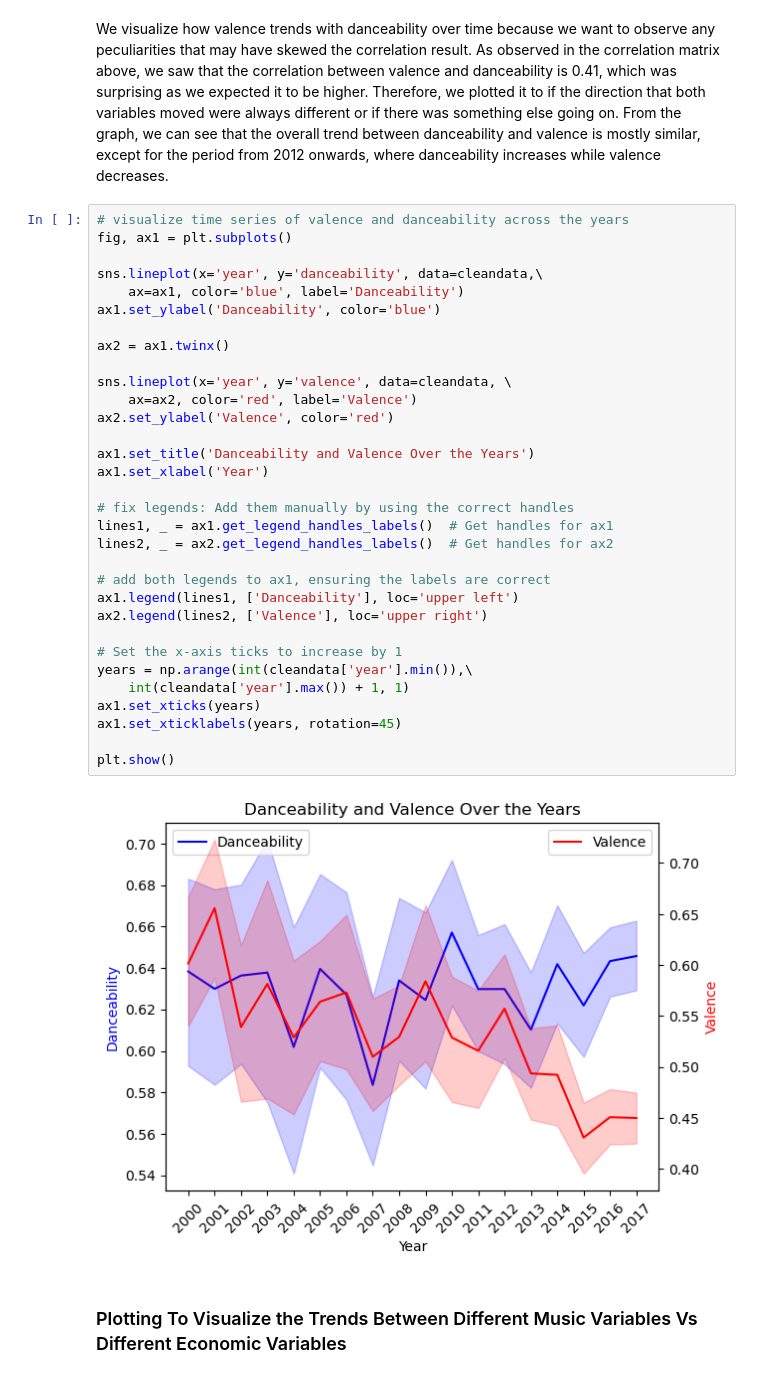
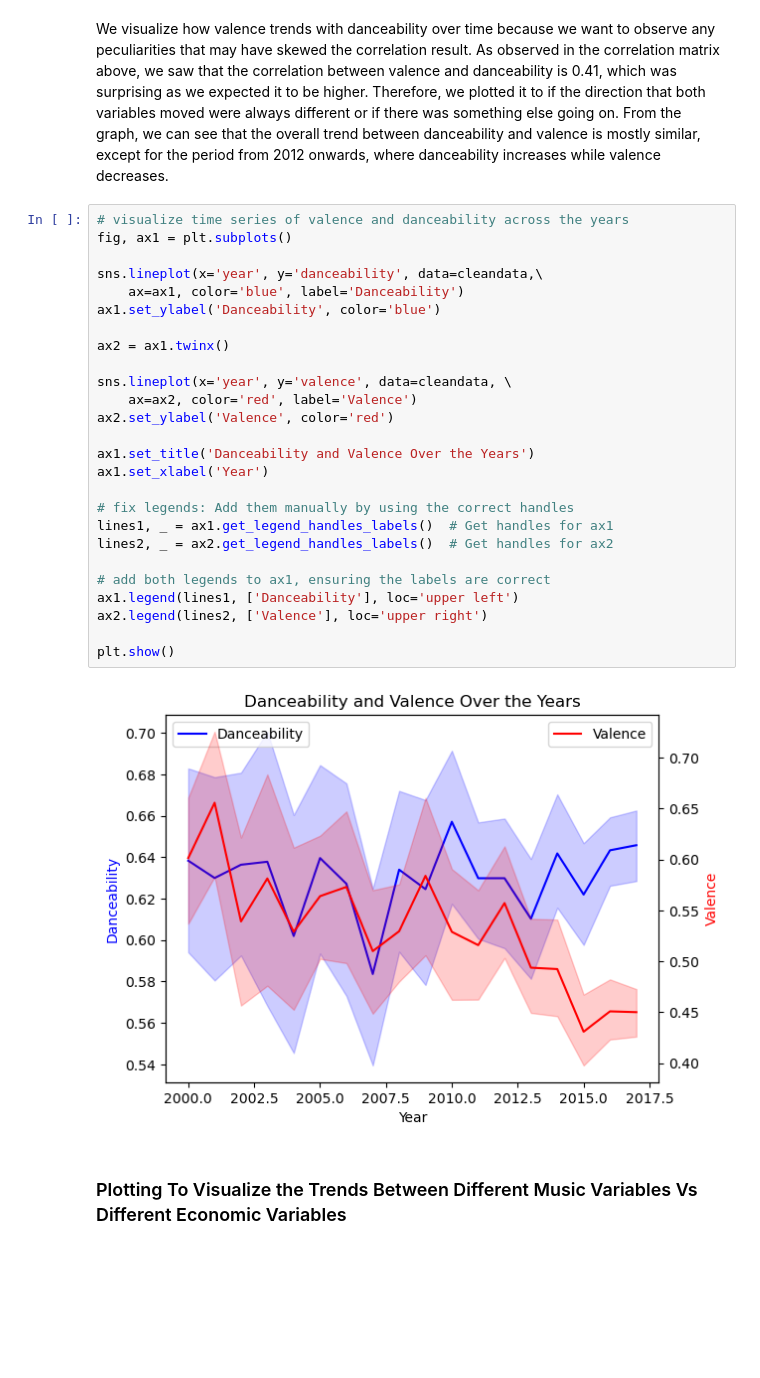
Before and after one commit to yp358/info2950-proj, a Jupyter notebook: p2-final.ipynb, the cells around one changed output. Saved outputs shown, nothing was run; the diff lists cells and outputs as text; blank space fills up the shorter version.

```diff
--- a/p2-final.ipynb
+++ b/p2-final.ipynb
@@ -465,37 +457,31 @@ We visualize how valence trends with danceability over time because we want to o
 # %%
 # visualize time series of valence and danceability across the years
 fig, ax1 = plt.subplots()
 
 sns.lineplot(x='year', y='danceability', data=cleandata,\
     ax=ax1, color='blue', label='Danceability')
 ax1.set_ylabel('Danceability', color='blue')
 
 ax2 = ax1.twinx()
 
 sns.lineplot(x='year', y='valence', data=cleandata, \
     ax=ax2, color='red', label='Valence')
 ax2.set_ylabel('Valence', color='red')
 
 ax1.set_title('Danceability and Valence Over the Years')
 ax1.set_xlabel('Year')
 
 # fix legends: Add them manually by using the correct handles
 lines1, _ = ax1.get_legend_handles_labels()  # Get handles for ax1
 lines2, _ = ax2.get_legend_handles_labels()  # Get handles for ax2
 
 # add both legends to ax1, ensuring the labels are correct
 ax1.legend(lines1, ['Danceability'], loc='upper left')
 ax2.legend(lines2, ['Valence'], loc='upper right')
 
-# Set the x-axis ticks to increase by 1
-years = np.arange(int(cleandata['year'].min()),\
-    int(cleandata['year'].max()) + 1, 1)
-ax1.set_xticks(years)
-ax1.set_xticklabels(years, rotation=45)
-
 plt.show()
 # %% [output]
-[figure, old version]
+[figure, new version]
 # %% [markdown]
 ### Plotting To Visualize the Trends Between Different Music Variables Vs Different Economic Variables
 # %% [markdown]
```
Also changed, not shown: parts of 19 cells of this notebook.
